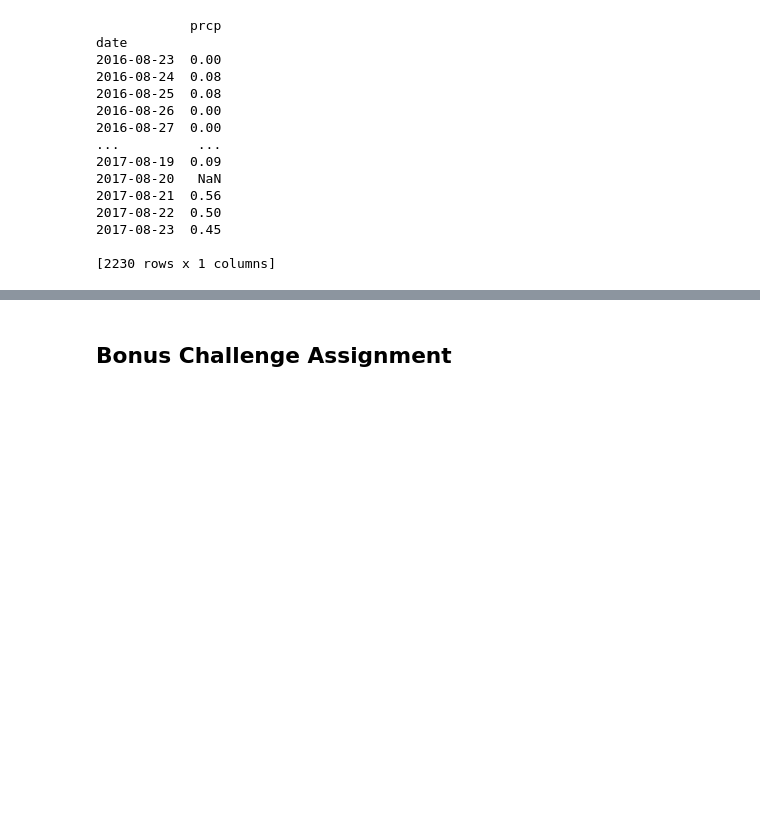
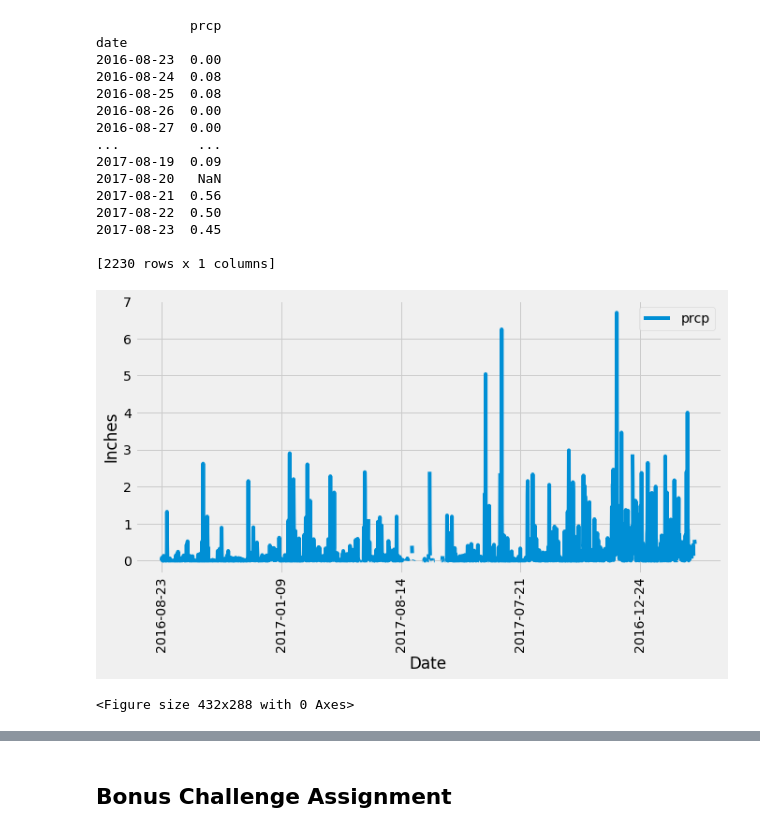
Before and after one commit to kvereda/sqlalchemy-challenge, a Jupyter notebook: climate_starter.ipynb, the cells around one changed output, grey strips where cells are left out. Drawn from its saved outputs; the diff is of its cells as text; code cells hidden in the pictures; blank space fills up the shorter version.

```diff
--- a/climate_starter.ipynb
+++ b/climate_starter.ipynb
@@ -125 +128,13 @@ date
+# %%
+# Use Pandas Plotting with Matplotlib to plot the data
+hawaiian_climate.plot(rot = 90, figsize = (10,5))
+plt.xlabel('Date')
+plt.ylabel('Inches')
+plt.show()
+
+plt.savefig("output/hawaiian_climate.png")
+plt.show()
+# %% [output]
+[figure, added]
+<Figure size 432x288 with 0 Axes>
 # %%
```
Also changed, not shown: parts of 10 cells of this notebook, 1 other file.
